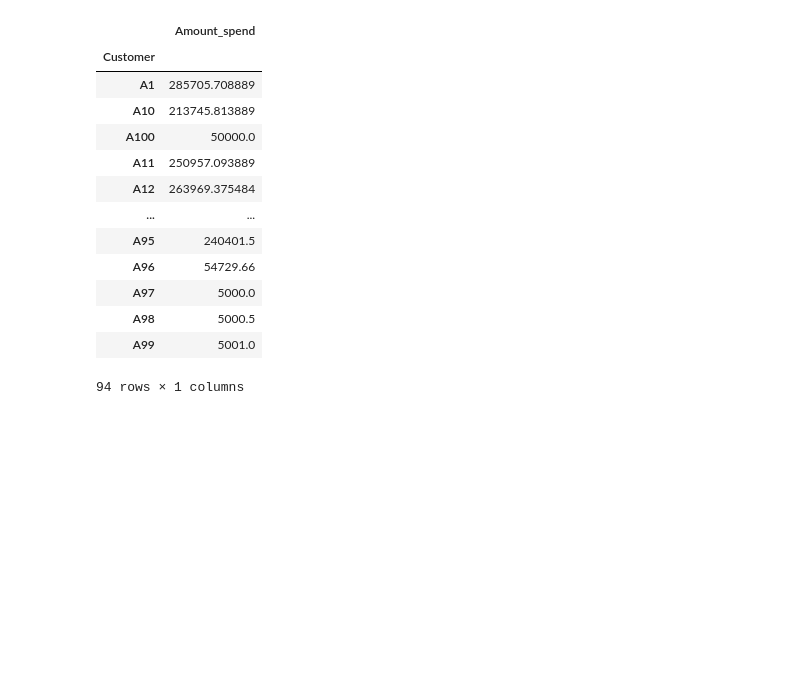
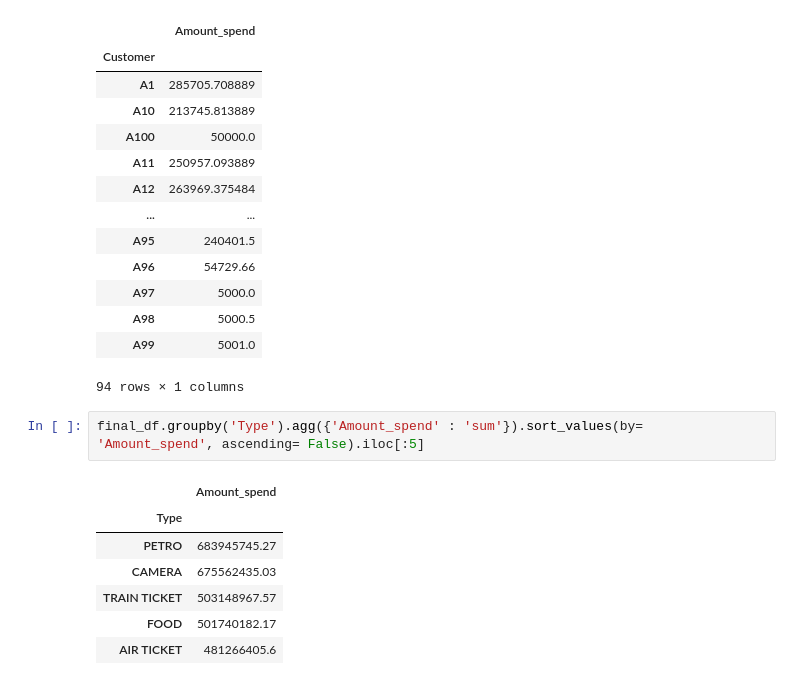
Before and after one commit to Adi46878/credit-risk-and-spending-analysis, a Jupyter notebook: Credit_risk_analysis.ipynb, the cells around one changed output. Drawn from its saved outputs; the diff is of its cells as text; blank space fills up the shorter version.

```diff
--- a/Credit_risk_analysis.ipynb
+++ b/Credit_risk_analysis.ipynb
@@ -254,3 +242,13 @@ final_df.groupby('Customer').agg({'Amount_spend' : 'mean'})
 | A98 | 5000.5 |
 | A99 | 5001.0 |
 94 rows × 1 columns
+# %%
+final_df.groupby('Type').agg({'Amount_spend' : 'sum'}).sort_values(by= 'Amount_spend', ascending= False).iloc[:5]
+# %% [output]
+|  | Amount_spend |
+| Type |  |
+| PETRO | 683945745.27 |
+| CAMERA | 675562435.03 |
+| TRAIN TICKET | 503148967.57 |
+| FOOD | 501740182.17 |
+| AIR TICKET | 481266405.6 |
```
Also changed, not shown: parts of 9 cells of this notebook.
